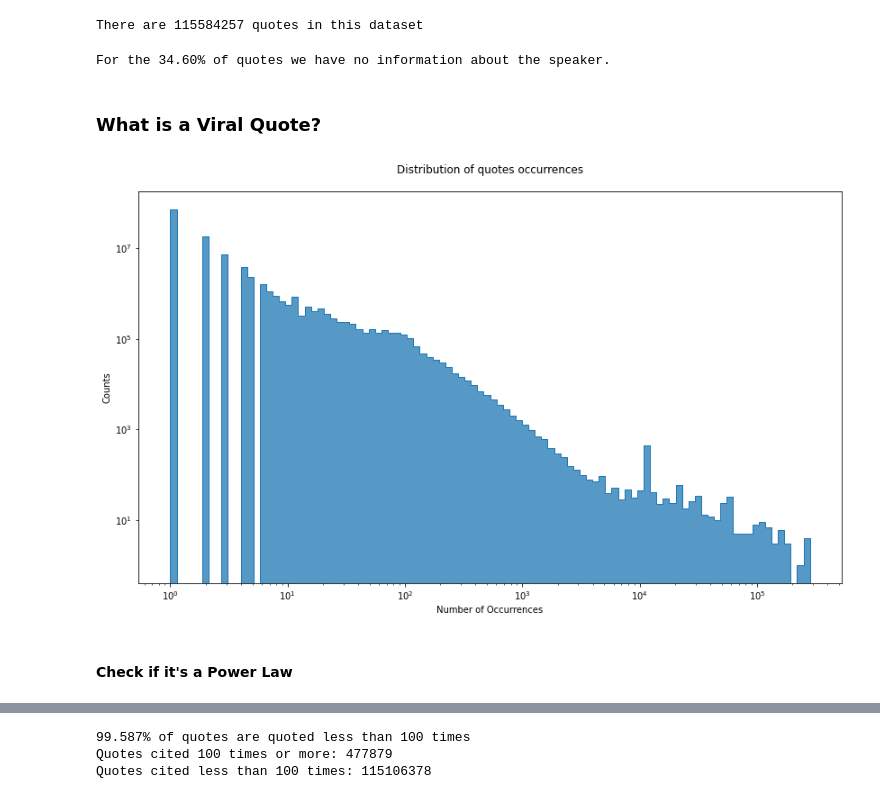
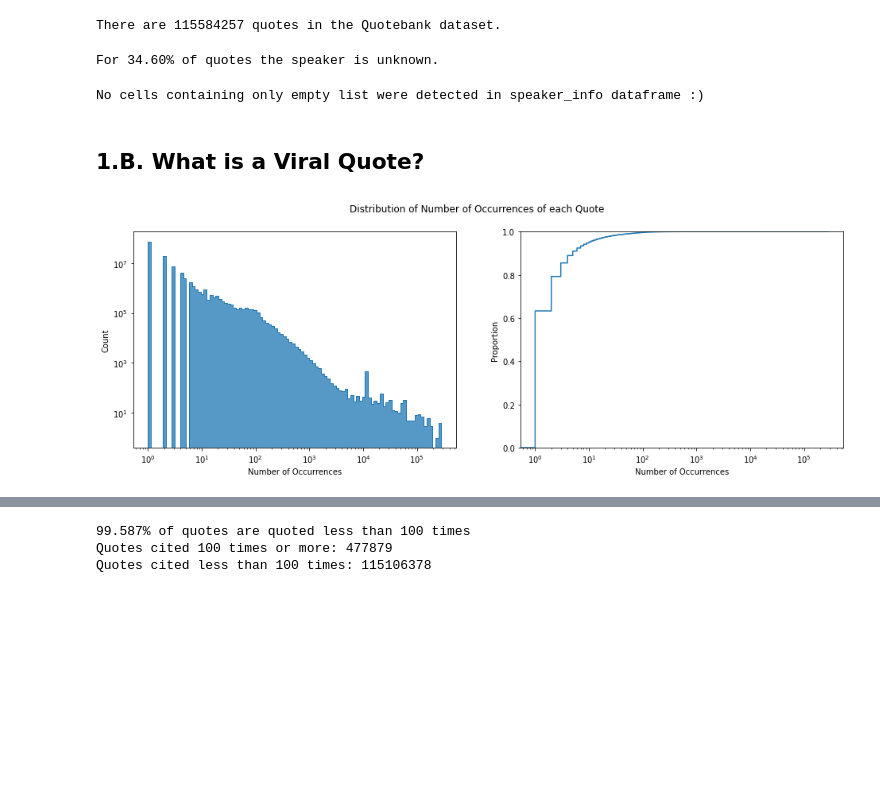
Before and after one commit to epfl-ada/ada-2021-project-cool-group-name, a Jupyter notebook: Project.ipynb, the cells around one changed output, grey strips where cells are left out. Drawn from its saved outputs; the diff is of its cells as text; code cells hidden in the pictures; blank space fills up the shorter version.

```diff
--- a/Project.ipynb
+++ b/Project.ipynb
@@ -155,23 +238,33 @@ NameError: name 'speakers_info' is not defined
 # %%
-print(f"There are {num_quotes_count} quotes in this dataset")
+print(f"There are {num_quotes_count} quotes in the Quotebank dataset.")
 # %% [output]
-There are 115584257 quotes in this dataset
+There are 115584257 quotes in the Quotebank dataset.
 # %%
-print(f"For the {speakers_info.iloc[1]['quote_count']/num_quotes_count:.2%} of quotes we have no information about the speaker.")
+print(f"For {speakers_info.loc[speakers_info.index.isna(), 'quote_count'].sum() / num_quotes_count:.2%} of quotes the speaker is unknown.")
 # %% [output]
-For the 34.60% of quotes we have no information about the speaker.
+For 34.60% of quotes the speaker is unknown.
-# %% [markdown]
-### What is a Viral Quote?
+# %%
+if speakers_info.isin([[]]).any().any():
+    raise ValueError("Cells containing only empty list were detected in speaker_info dataframe!")
+else:
+    print("No cells containing only empty list were detected in speaker_info dataframe :)")
+# %% [output]
+No cells containing only empty list were detected in speaker_info dataframe :)
+# %% [markdown]
+<a id='what_is_a_viral_quote'></a>
+## 1.B. What is a Viral Quote?
 # %%
-# Visualization of the distribution of number of occurences for each quote in the dataframe
-plt.figure(figsize = (14, 8))
+# Visualization of the distribution of number of occurences for each quote in the dataframe.
+fig, axes = plt.subplots(1, 2, figsize = (16, 5))
 df_num_occurrences_counts = pd.DataFrame(num_occurrences_counts.items(), columns = ['Number of Occurrences', 'Count'])
-sns.histplot(df_num_occurrences_counts, x = 'Number of Occurrences', weights = 'Count', bins = 100, log_scale = (True, True),element = "step");
-plt.title("Distribution of quotes occurrences", pad=20)
-plt.xlabel("Number of Occurrences")
-plt.ylabel("Counts")
+sns.histplot(df_num_occurrences_counts, x = 'Number of Occurrences', weights = 'Count',
+             bins = 100, log_scale = (True, True), element = "step", ax = axes[0])
+sns.ecdfplot(df_num_occurrences_counts, x = 'Number of Occurrences', weights = 'Count',
+             log_scale = (True, False), ax = axes[1])
+plt.suptitle("Distribution of Number of Occurrences of each Quote")
 plt.show()
+
+# Cleanup cell temporary variables.
+del df_num_occurrences_counts
 # %% [output]
-[figure, old version]
+[figure, new version]
-# %% [markdown]
-#### Check if it's a Power Law
```
Also changed, not shown: parts of 49 cells of this notebook, 1 other file.
